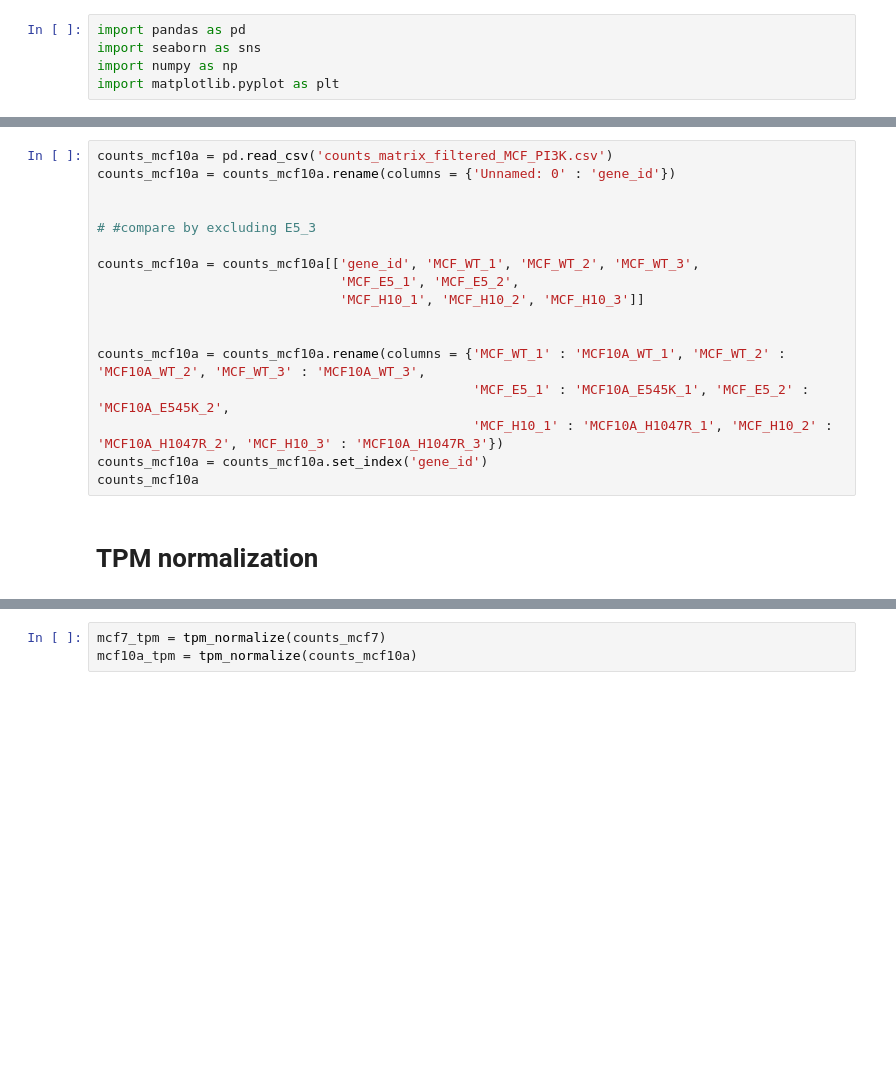
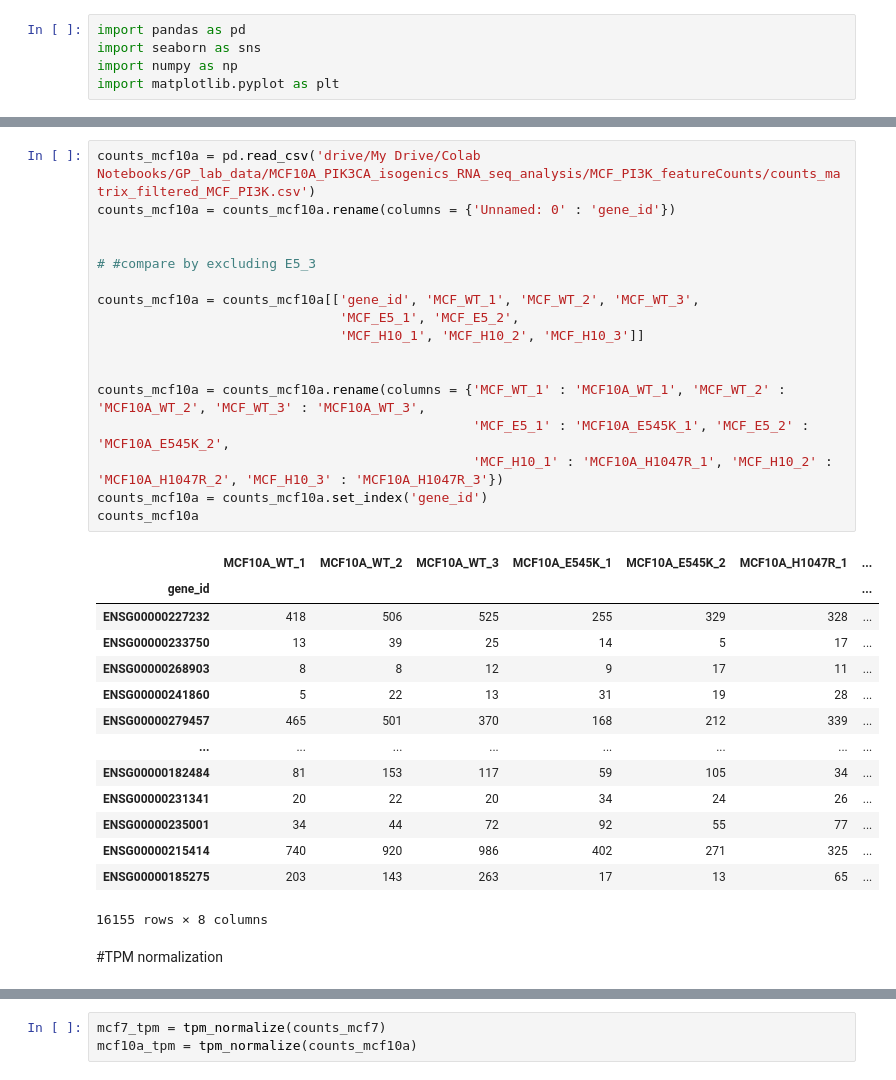
Before and after one commit to ttkaralis/metabofon, a Jupyter notebook: python_scripts/Cell_line_models/CCLE_model_validation/Comparing_predictions_with_LCMS.ipynb, the cells around one changed output, grey strips where cells are left out. Cells and saved outputs as stored; diff of their text form; blank space fills up the shorter version.

```diff
--- a/python_scripts/Cell_line_models/CCLE_model_validation/Comparing_predictions_with_LCMS.ipynb
+++ b/python_scripts/Cell_line_models/CCLE_model_validation/Comparing_predictions_with_LCMS.ipynb
@@ -50,22 +81,37 @@ counts_mcf7
 # %%
-counts_mcf10a = pd.read_csv('counts_matrix_filtered_MCF_PI3K.csv')
+counts_mcf10a = pd.read_csv('drive/My Drive/Colab Notebooks/GP_lab_data/MCF10A_PIK3CA_isogenics_RNA_seq_analysis/MCF_PI3K_featureCounts/counts_matrix_filtered_MCF_PI3K.csv')
 counts_mcf10a = counts_mcf10a.rename(columns = {'Unnamed: 0' : 'gene_id'})
 
 
 # #compare by excluding E5_3
 
 counts_mcf10a = counts_mcf10a[['gene_id', 'MCF_WT_1', 'MCF_WT_2', 'MCF_WT_3',
                                'MCF_E5_1', 'MCF_E5_2',
                                'MCF_H10_1', 'MCF_H10_2', 'MCF_H10_3']]
 
 
 counts_mcf10a = counts_mcf10a.rename(columns = {'MCF_WT_1' : 'MCF10A_WT_1', 'MCF_WT_2' : 'MCF10A_WT_2', 'MCF_WT_3' : 'MCF10A_WT_3',
                                                 'MCF_E5_1' : 'MCF10A_E545K_1', 'MCF_E5_2' : 'MCF10A_E545K_2',
                                                 'MCF_H10_1' : 'MCF10A_H1047R_1', 'MCF_H10_2' : 'MCF10A_H1047R_2', 'MCF_H10_3' : 'MCF10A_H1047R_3'})
 counts_mcf10a = counts_mcf10a.set_index('gene_id')
 counts_mcf10a
+# %% [output]
+|  | MCF10A_WT_1 | MCF10A_WT_2 | MCF10A_WT_3 | MCF10A_E545K_1 | MCF10A_E545K_2 | MCF10A_H1047R_1 | ... |
+| gene_id |  |  |  |  |  |  | ... |
+| ENSG00000227232 | 418 | 506 | 525 | 255 | 329 | 328 | ... |
+| ENSG00000233750 | 13 | 39 | 25 | 14 | 5 | 17 | ... |
+| ENSG00000268903 | 8 | 8 | 12 | 9 | 17 | 11 | ... |
+| ENSG00000241860 | 5 | 22 | 13 | 31 | 19 | 28 | ... |
+| ENSG00000279457 | 465 | 501 | 370 | 168 | 212 | 339 | ... |
+| ... | ... | ... | ... | ... | ... | ... | ... |
+| ENSG00000182484 | 81 | 153 | 117 | 59 | 105 | 34 | ... |
+| ENSG00000231341 | 20 | 22 | 20 | 34 | 24 | 26 | ... |
+| ENSG00000235001 | 34 | 44 | 72 | 92 | 55 | 77 | ... |
+| ENSG00000215414 | 740 | 920 | 986 | 402 | 271 | 325 | ... |
+| ENSG00000185275 | 203 | 143 | 263 | 17 | 13 | 65 | ... |
+16155 rows × 8 columns
 # %% [markdown]
-# TPM normalization
+#TPM normalization
 # %%
 #TMM normalization with rnanorm
 !pip install rnanorm
```
Also changed, not shown: parts of 57 cells of this notebook.
